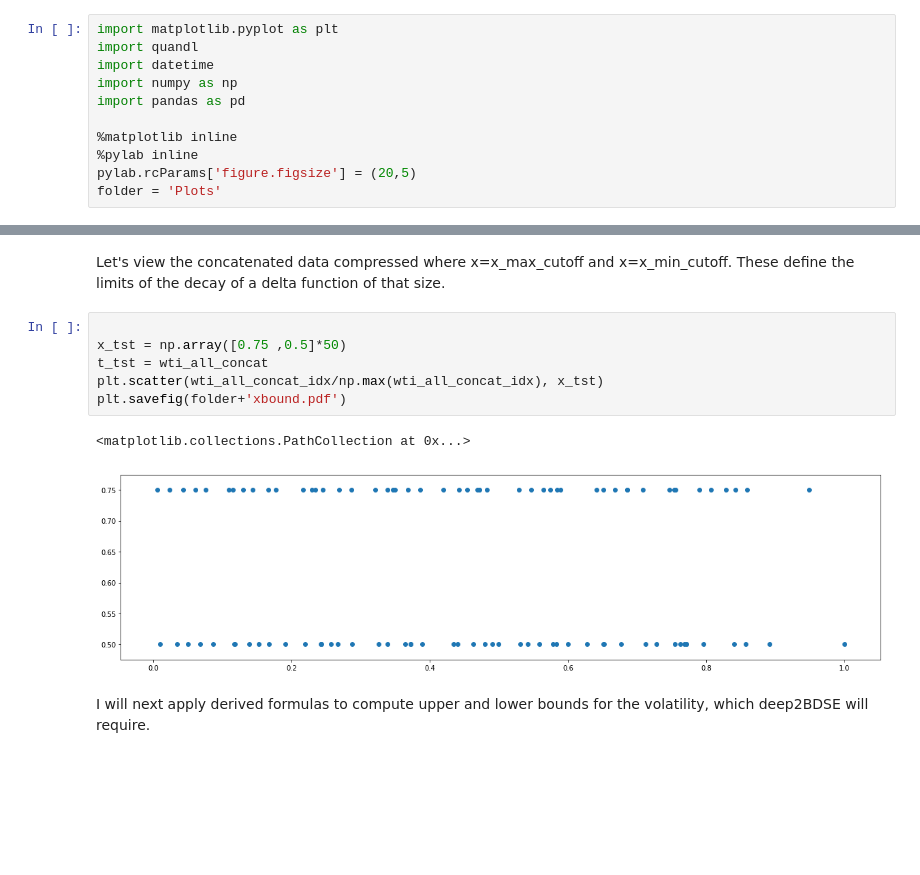
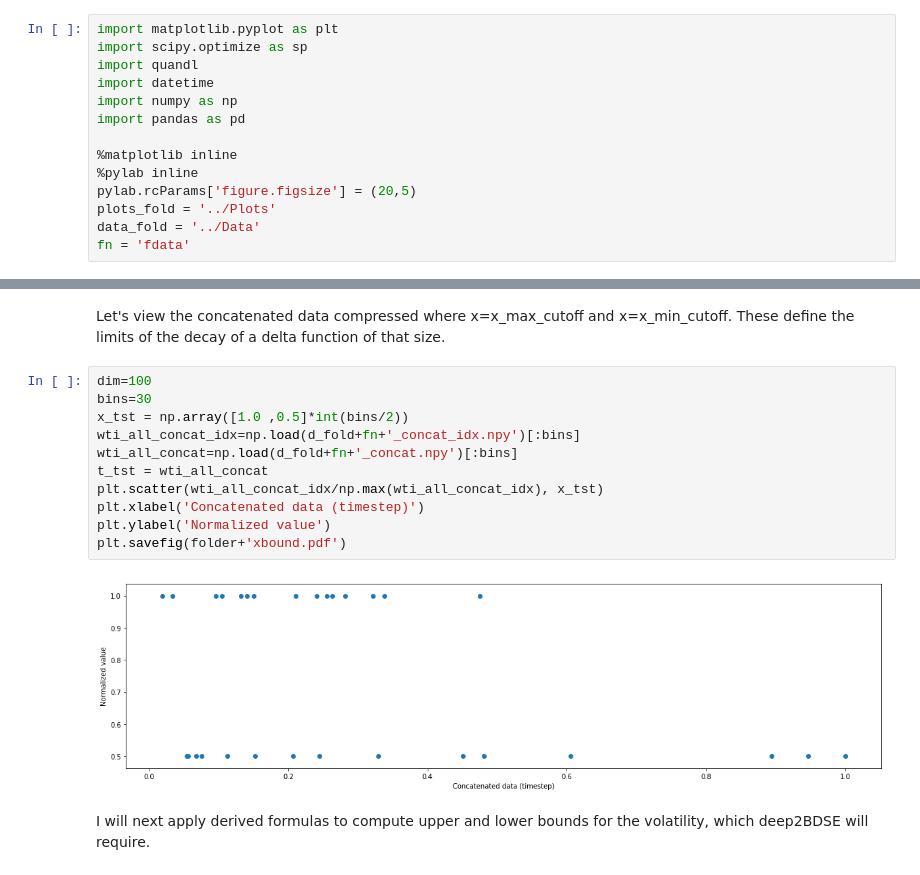
Before and after one commit to stangang/BSB_deep_learn, a Jupyter notebook: project.ipynb, the cells around one changed output, grey strips where cells are left out. Cells and saved outputs as stored; diff of their text form; blank space fills up the shorter version.

```diff
--- a/project.ipynb
+++ b/project.ipynb
@@ -29,6 +29,7 @@ In the deep2BDSE model the dimensionality is the number of training sets and the
 Now let's look at the deep2BDSE model applied to hisotrical NYMEX WTI crude oil futures data, courtesy of Quandl.
 # %%
 import matplotlib.pyplot as plt
+import scipy.optimize as sp
 import quandl
 import datetime
 import numpy as np
@@ -37,7 +38,9 @@ import pandas as pd
 %matplotlib inline
 %pylab inline
 pylab.rcParams['figure.figsize'] = (20,5)
-folder = 'Plots'
+plots_fold = '../Plots'
+data_fold = '../Data'
+fn = 'fdata'
 # %% [output]
 Populating the interactive namespace from numpy and matplotlib
 # %%
@@ -218,14 +224,18 @@ Data export complete to fdata! Data shape 100 dimensions, 100 bins. Start future
 # %% [markdown]
 Let's view the concatenated data compressed where x=x_max_cutoff and x=x_min_cutoff. These define the limits of the decay of a delta function of that size.
 # %%
-
-x_tst = np.array([0.75 ,0.5]*50)
+dim=100
+bins=30
+x_tst = np.array([1.0 ,0.5]*int(bins/2))
+wti_all_concat_idx=np.load(d_fold+fn+'_concat_idx.npy')[:bins]
+wti_all_concat=np.load(d_fold+fn+'_concat.npy')[:bins]
 t_tst = wti_all_concat
 plt.scatter(wti_all_concat_idx/np.max(wti_all_concat_idx), x_tst)
+plt.xlabel('Concatenated data (timestep)')
+plt.ylabel('Normalized value')
 plt.savefig(folder+'xbound.pdf')
 # %% [output]
-<matplotlib.collections.PathCollection at 0x...>
-[figure, old version]
+[figure, new version]
 # %% [markdown]
 I will next apply derived formulas to compute upper and lower bounds for the volatility, which deep2BDSE will require.
 # %%
```
Also changed, not shown: parts of 9 cells of this notebook, 10 other files.
